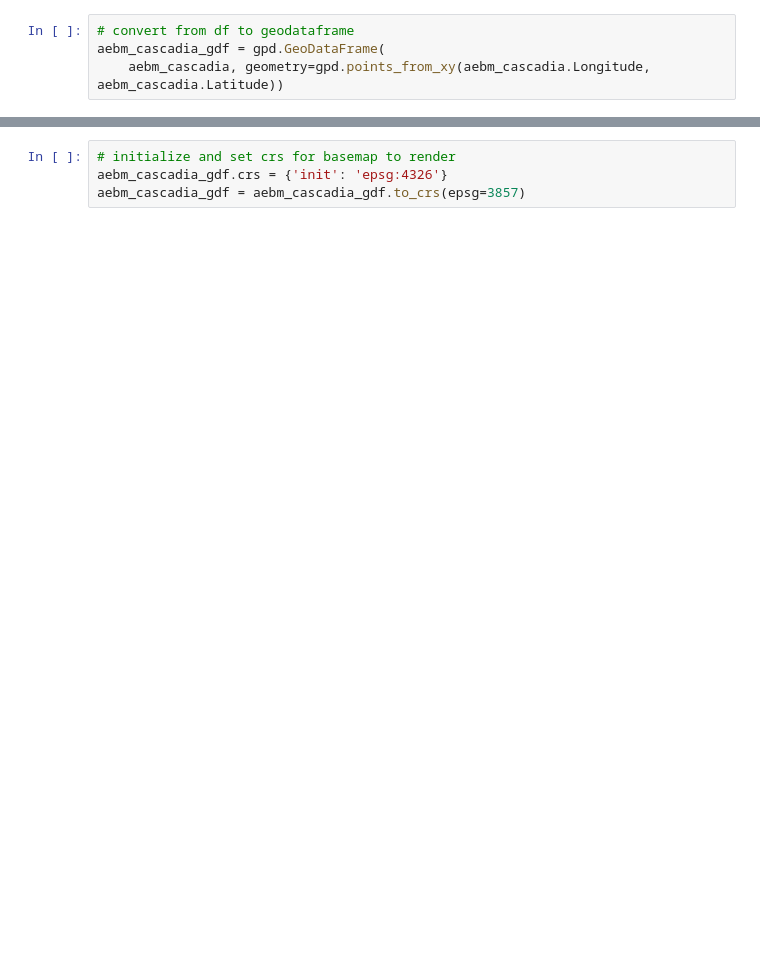
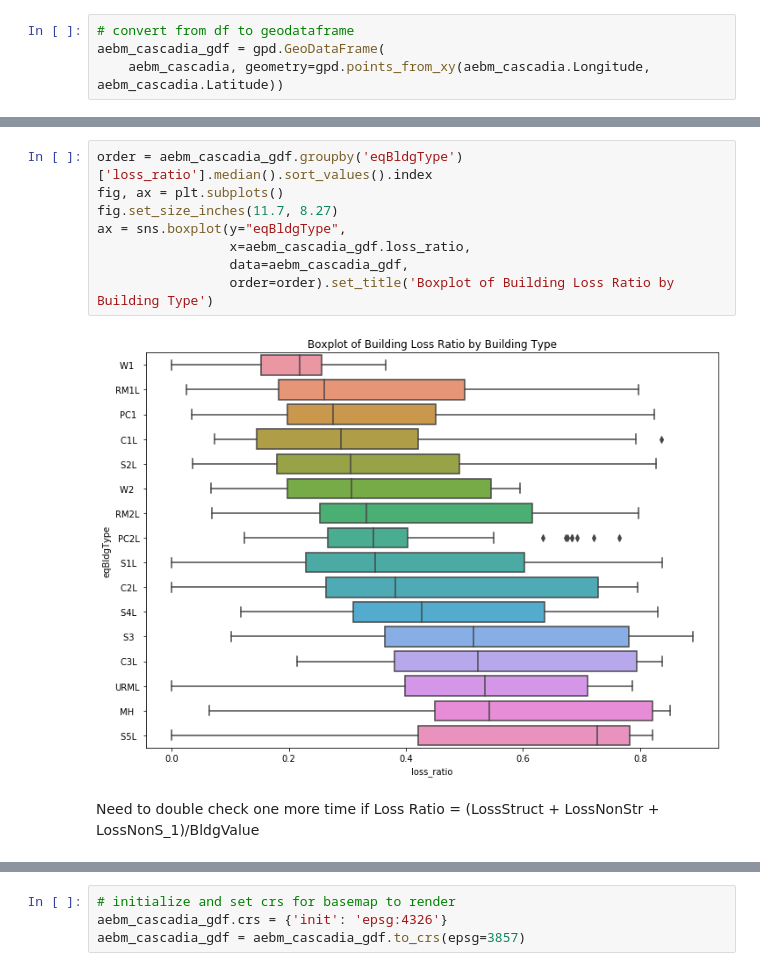
Before and after one commit to hackoregon/2019-disaster-resilience-data-science, a Jupyter notebook: notebooks/hazus_aebm_output.ipynb, the cells around one changed output, grey strips where cells are left out. Saved outputs shown, nothing was run; the diff lists cells and outputs as text; blank space fills up the shorter version.

```diff
--- a/notebooks/hazus_aebm_output.ipynb
+++ b/notebooks/hazus_aebm_output.ipynb
@@ -79 +133,13 @@ aebm_cascadia_gdf['DesignLevel'] = aebm_cascadia_gdf['ProfileNam'].str[6:8]
+# %%
+order = aebm_cascadia_gdf.groupby('eqBldgType')['loss_ratio'].median().sort_values().index
+fig, ax = plt.subplots()
+fig.set_size_inches(11.7, 8.27)
+ax = sns.boxplot(y="eqBldgType",
+                 x=aebm_cascadia_gdf.loss_ratio,
+                 data=aebm_cascadia_gdf,
+                 order=order).set_title('Boxplot of Building Loss Ratio by Building Type')
+# %% [output]
+[figure, added]
+# %% [markdown]
+Need to double check one more time if Loss Ratio = (LossStruct + LossNonStr + LossNonS_1)/BldgValue
 # %%
```
Also changed, not shown: parts of 27 cells of this notebook, 3 other files.
